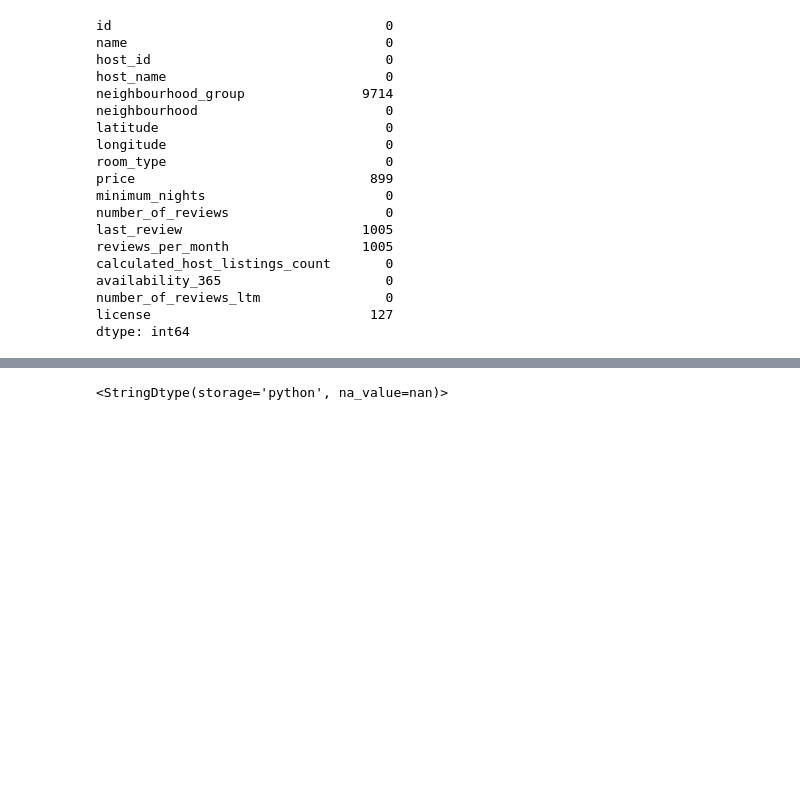
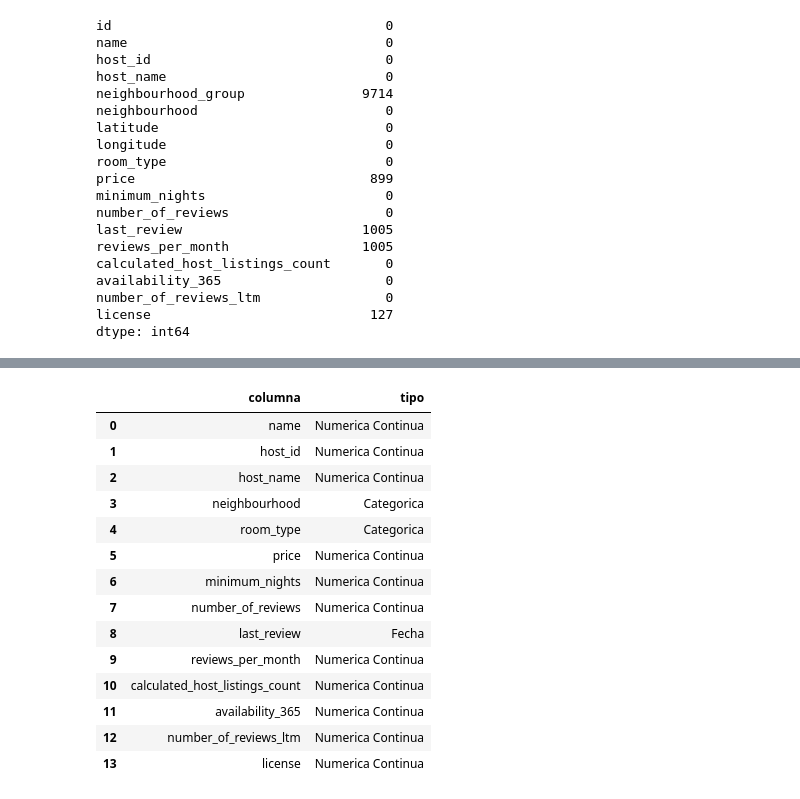
Before and after one commit to MHHsim/Proyect-Break-I, a Jupyter notebook: Limpieza_DF.ipynb, the cells around one changed output, grey strips where cells are left out. Cells and saved outputs as stored; diff of their text form; code cells hidden in the pictures; blank space fills up the shorter version.

```diff
--- a/Limpieza_DF.ipynb
+++ b/Limpieza_DF.ipynb
@@ -236,2 +196,10 @@ Entire home/apt    46
 Private room       10
 Name: count, dtype: int64
+# %%
+cardinalidades = {}
+for column in df_2025:
+    cardinalidad = len(df_2025[column].unique())/len(df_2025)*100
+    cardinalidades[column] = round(cardinalidad, 2)
+    print(f"La cardinalidad de la columna {column} es de {cardinalidad:.2f}")
+
+cardinalidades
@@ -237,0 +237,3 @@ Name: count, dtype: int64
+# %%
+# pasamos la columna id a índice ya que tiene una cardinalidad del 100%
+df_2025.set_index("id", inplace=True)
@@ -266,8 +297,52 @@ cardinalidad(df_2025, 12, 0.3)
-# %%
-df_2025["neighbourhood"].dtype
-df_2025["room_type"].dtype
-# %% [output]
-<StringDtype(storage='python', na_value=nan)>
+# %%
+def cardinalidad(df_in, umbral_categoria, umbral_continua):
+
+    resultados = []
+
+    for col in df_in.columns:
+        serie = df_in[col]
+
+        # 1. Tipo de dato
+        if serie.dtype == "object":
+            tipo = "Categorica"
+        elif "datetime" in str(serie.dtype):
+            tipo = "Fecha"
+        else:
+            # 2. Reglas de cardinalidad solo para numéricas
+            card = serie.nunique(dropna=True)
+            pct = card / len(df_in) * 100
+
+            if card == 2:
+                tipo = "Binaria"
+            elif card < umbral_categoria:
+                tipo = "Categorica"
+            else:
+                tipo = "Numerica Continua" if pct >= umbral_continua else "Numerica Discreta"
+
+        resultados.append({
+            "columna": col,
+            "tipo": tipo
+        })
+
+    return pd.DataFrame(resultados)
+# %%
+cardinalidad(df_2025, 12, 0.3)
+# %% [output]
+|  | columna | tipo |
+| 0 | name | Numerica Continua |
+| 1 | host_id | Numerica Continua |
+| 2 | host_name | Numerica Continua |
+| 3 | neighbourhood | Categorica |
+| 4 | room_type | Categorica |
+| 5 | price | Numerica Continua |
+| 6 | minimum_nights | Numerica Continua |
+| 7 | number_of_reviews | Numerica Continua |
+| 8 | last_review | Fecha |
+| 9 | reviews_per_month | Numerica Continua |
+| 10 | calculated_host_listings_count | Numerica Continua |
+| 11 | availability_365 | Numerica Continua |
+| 12 | number_of_reviews_ltm | Numerica Continua |
+| 13 | license | Numerica Continua |
 # %%
 df_2025.head(2)
 # %% [output]
```
Also changed, not shown: parts of 27 cells of this notebook, 2 other files.
